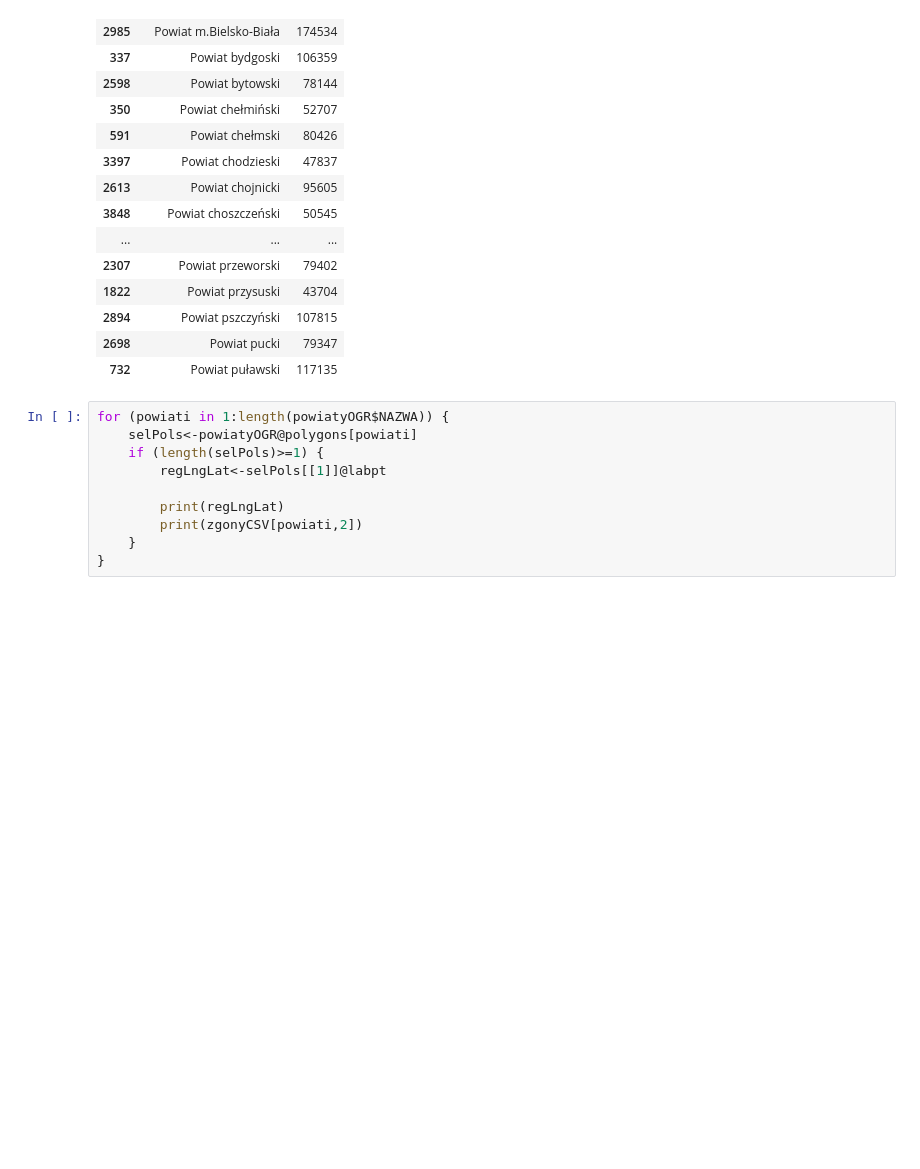
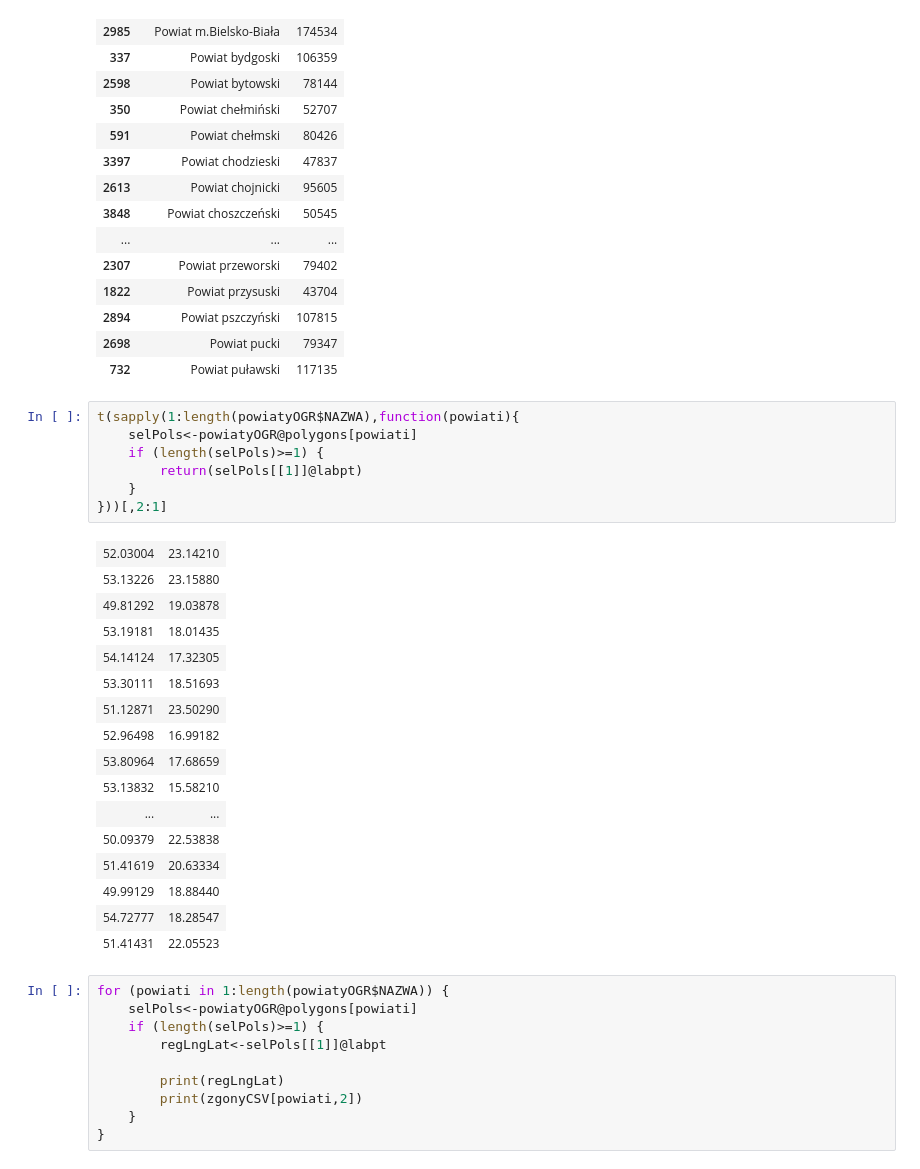
Before and after one commit to macieksk/hackyeah2018, a Jupyter notebook: R_process_geo_data.ipynb, the cells around one changed output. Cells and saved outputs as stored; diff of their text form; blank space fills up the shorter version.

```diff
--- a/R_process_geo_data.ipynb
+++ b/R_process_geo_data.ipynb
@@ -535,6 +535,30 @@ populacjaData[,c("Nazwa","ogółem")]
 | 2894 | Powiat pszczyński | 107815 |
 | 2698 | Powiat pucki | 79347 |
 | 732 | Powiat puławski | 117135 |
+# %%
+t(sapply(1:length(powiatyOGR$NAZWA),function(powiati){
+    selPols<-powiatyOGR@polygons[powiati]
+    if (length(selPols)>=1) {
+        return(selPols[[1]]@labpt)
+    }
+}))[,2:1]
+# %% [output]
+| 52.03004 | 23.14210 |
+| 53.13226 | 23.15880 |
+| 49.81292 | 19.03878 |
+| 53.19181 | 18.01435 |
+| 54.14124 | 17.32305 |
+| 53.30111 | 18.51693 |
+| 51.12871 | 23.50290 |
+| 52.96498 | 16.99182 |
+| 53.80964 | 17.68659 |
+| 53.13832 | 15.58210 |
+| ... | ... |
+| 50.09379 | 22.53838 |
+| 51.41619 | 20.63334 |
+| 49.99129 | 18.88440 |
+| 54.72777 | 18.28547 |
+| 51.41431 | 22.05523 |
 # %%
 for (powiati in 1:length(powiatyOGR$NAZWA)) {
     selPols<-powiatyOGR@polygons[powiati]
```
Also changed, not shown: 3 other files.
